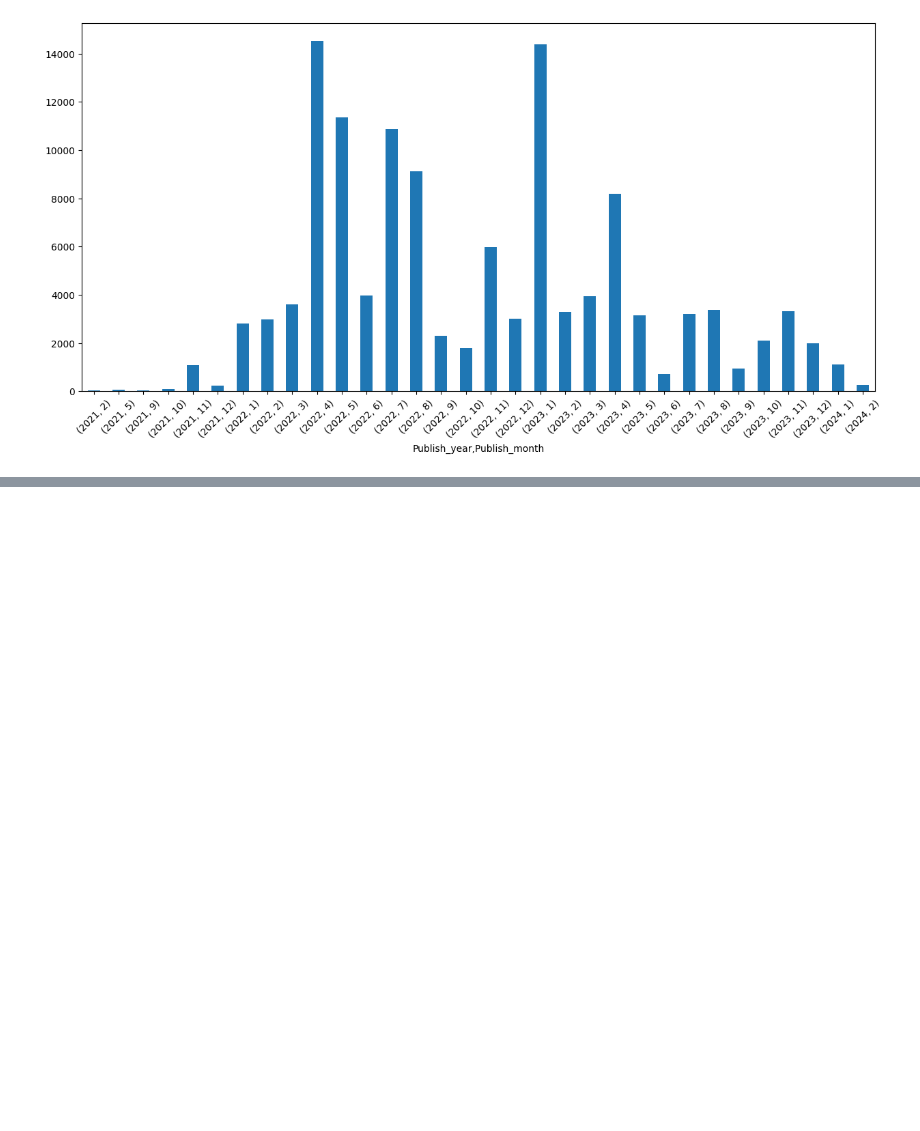
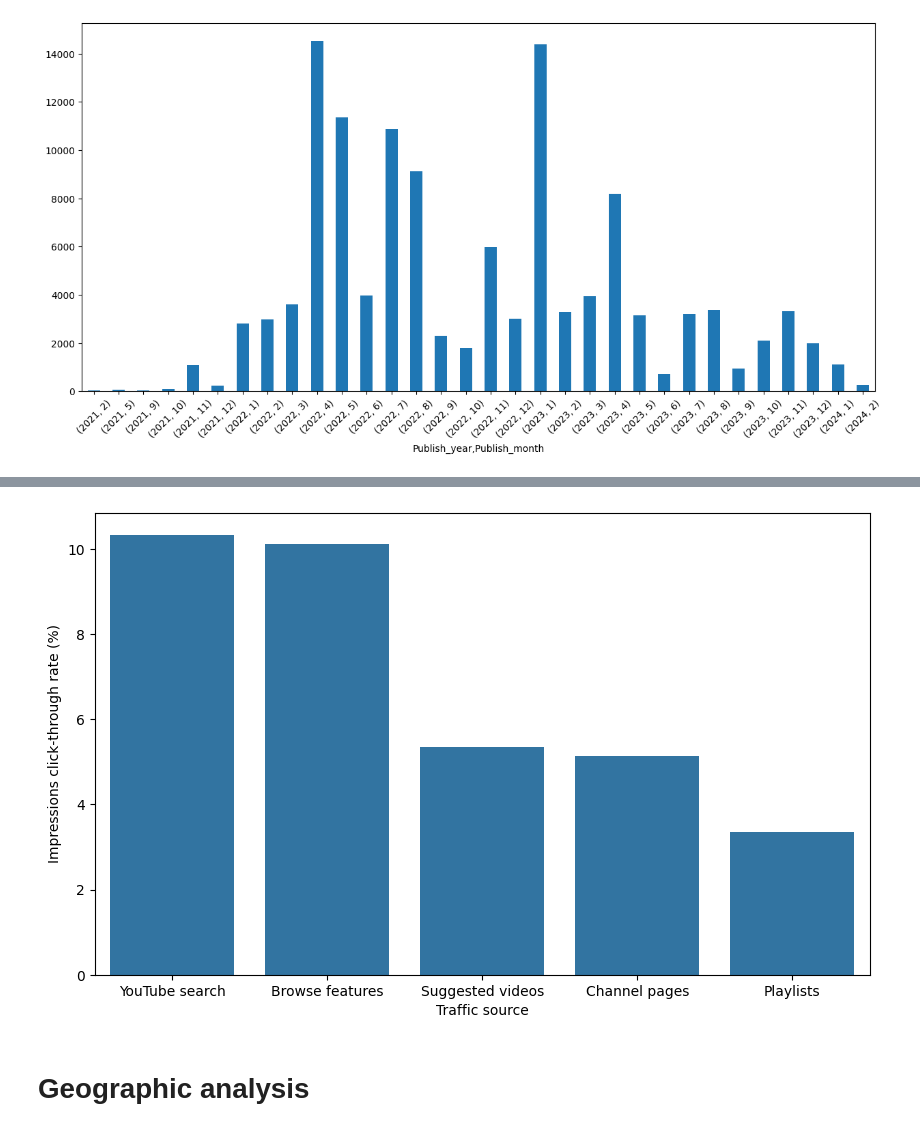
Before and after one commit to adityapatil4141/YouTube-channel-analytics, a Jupyter notebook: YouTube_analysis.ipynb, the cells around one changed output, grey strips where cells are left out. Cells and saved outputs as stored; diff of their text form; code cells hidden in the pictures; blank space fills up the shorter version.

```diff
--- a/YouTube_analysis.ipynb
+++ b/YouTube_analysis.ipynb
@@ -423,0 +607,6 @@ df.head()
+# %%
+plt.figure(figsize=(10,6))
+sns.barplot(x=ctr_traffic.index,y=ctr_traffic['Impressions click-through rate (%)'])
+plt.show()
+# %% [output]
+[figure, added]
@@ -423,0 +615,2 @@ df.head()
+# %% [markdown]
+# Geographic analysis
```
Also changed, not shown: parts of 54 cells of this notebook.
